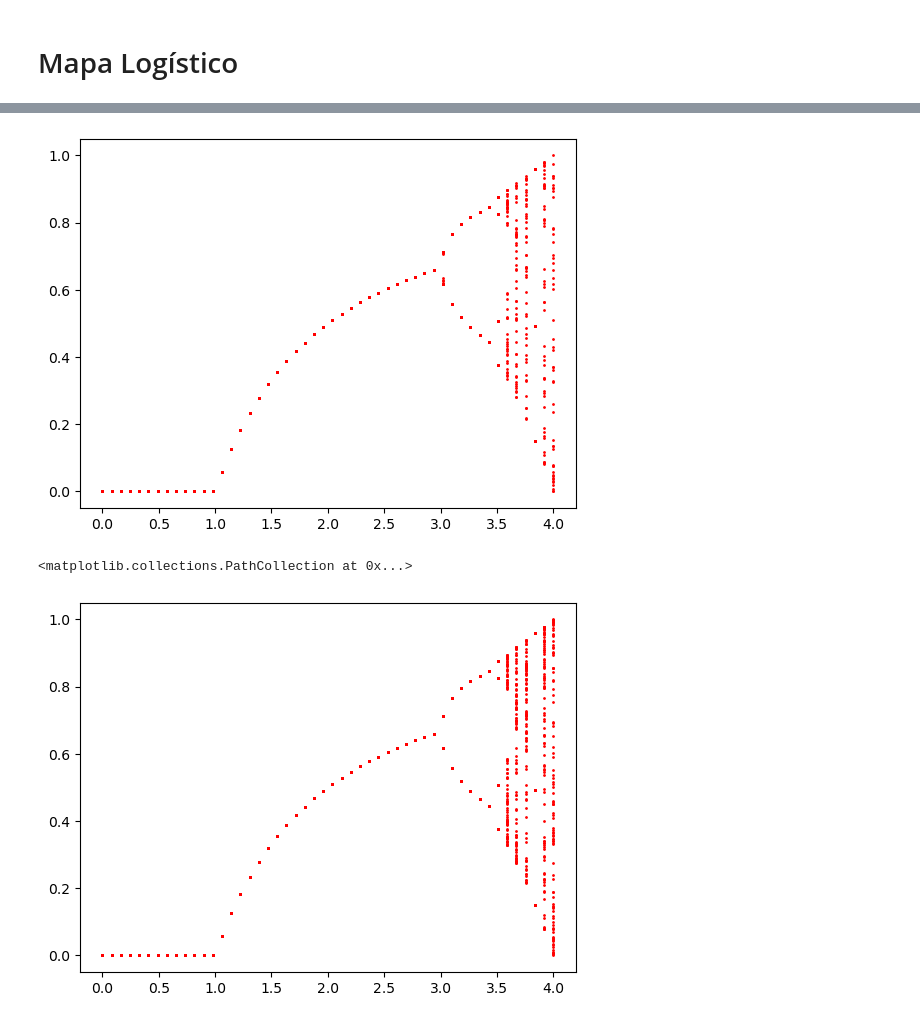
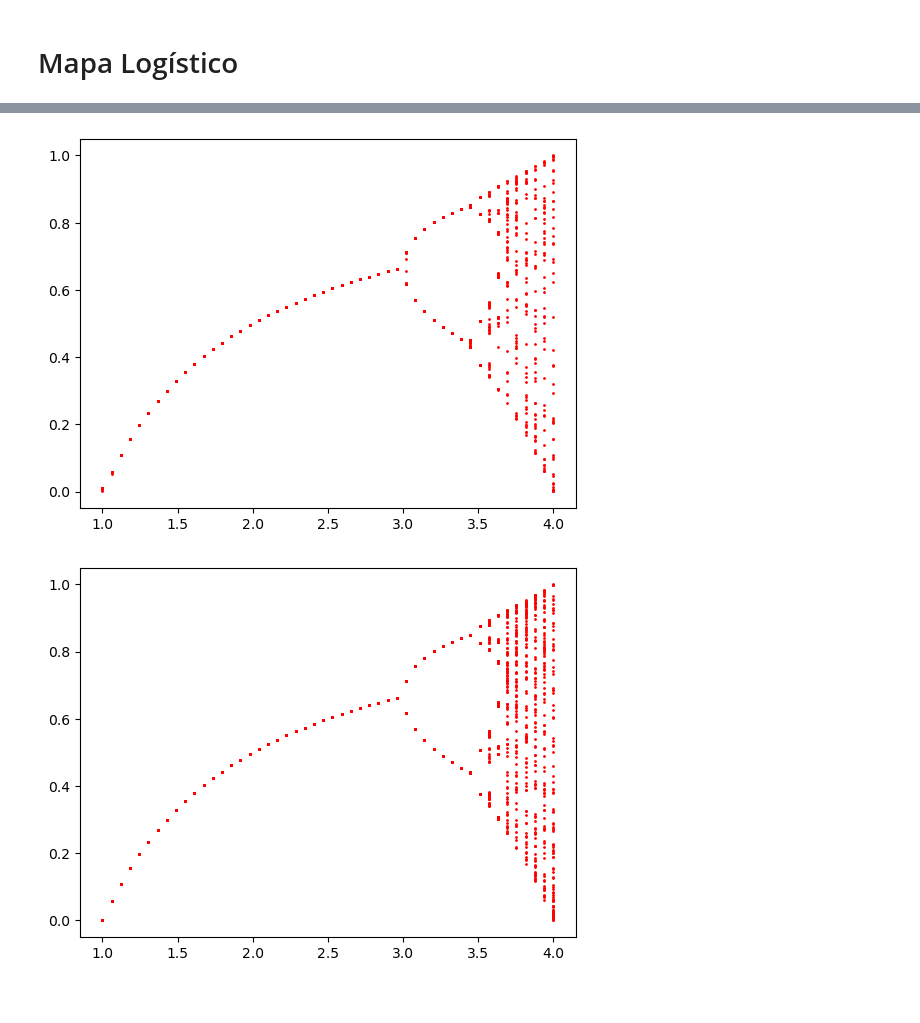
Before and after one commit to Rogerio-buso/Fisica-Computacional, a Jupyter notebook: Ativiade 3/Mapa logistico.ipynb, the cells around one changed output, grey strips where cells are left out. Cells and saved outputs as stored; diff of their text form; code cells hidden in the pictures.

```diff
--- a/Ativiade 3/Mapa logistico.ipynb
+++ b/Ativiade 3/Mapa logistico.ipynb
@@ -11,7 +11,7 @@ def mapa_logistico(r, x0, N):
     x0 = x
   return lista
 
-pontos = 90
+pontos = 200
 n = np.arange(0, pontos + 1)
 y1 = mapa_logistico(2, 0.3, pontos)
 y2 = mapa_logistico(3.3, 0.3, pontos)
@@ -35,12 +35,12 @@ import matplotlib.pyplot as plt
 import numpy as np
 nr = 50
 nx = 50
-rs = np.linspace(0, 4, nr)
+rs = np.linspace(1, 4, nr)
 xs = np.random.random([nr, nx])
 for i in range(0, nr):
   for j in range(0, nx):
     for n in range(0, 100):
       xs[i,j] = rs[i]*xs[i,j]*(1-xs[i,j])
 plt.plot(rs, xs, 'o', color='red', ms=1)
-%time
+plt.show()
 # %% [output]
@@ -49,15 +47,16 @@ Wall time: 2.86 μs
-[figure, old version]
+[figure, new version]
 # %%
 import matplotlib.pyplot as plt
 import numpy as np
+
 r = 50
 x = 100
 xs = np.random.random([r, x])
-rs = np.linspace(0, 4, r)
+rs = np.linspace(1, 4, r)
 rs = np.array([rs.tolist()]*x).T
 for n in range(1000, 2000):
   xs = rs*xs*(1-xs)
 plt.scatter(rs, xs, color='red', s=1)
+plt.show()
 # %% [output]
-<matplotlib.collections.PathCollection at 0x...>
-[figure, old version]
+[figure, new version]
```
Also changed, not shown: parts of 2 cells of this notebook, 1 other file.
